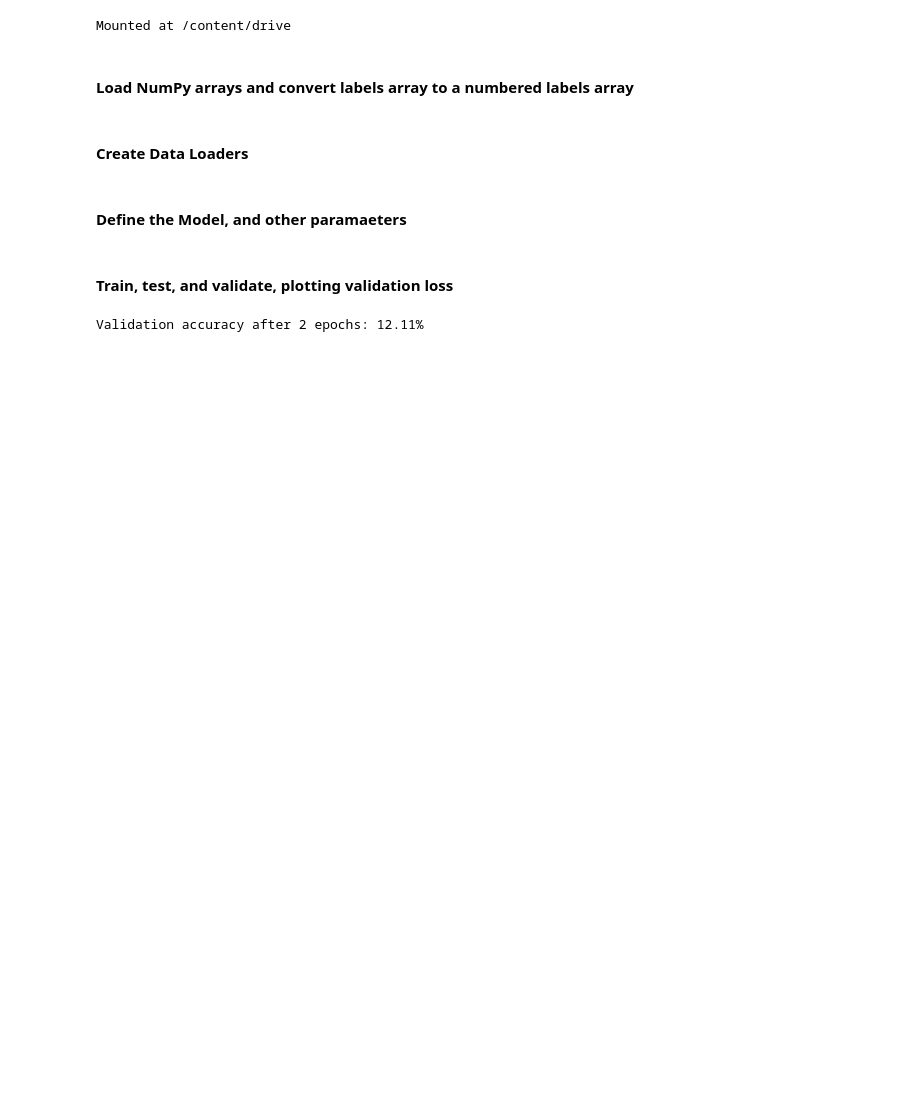
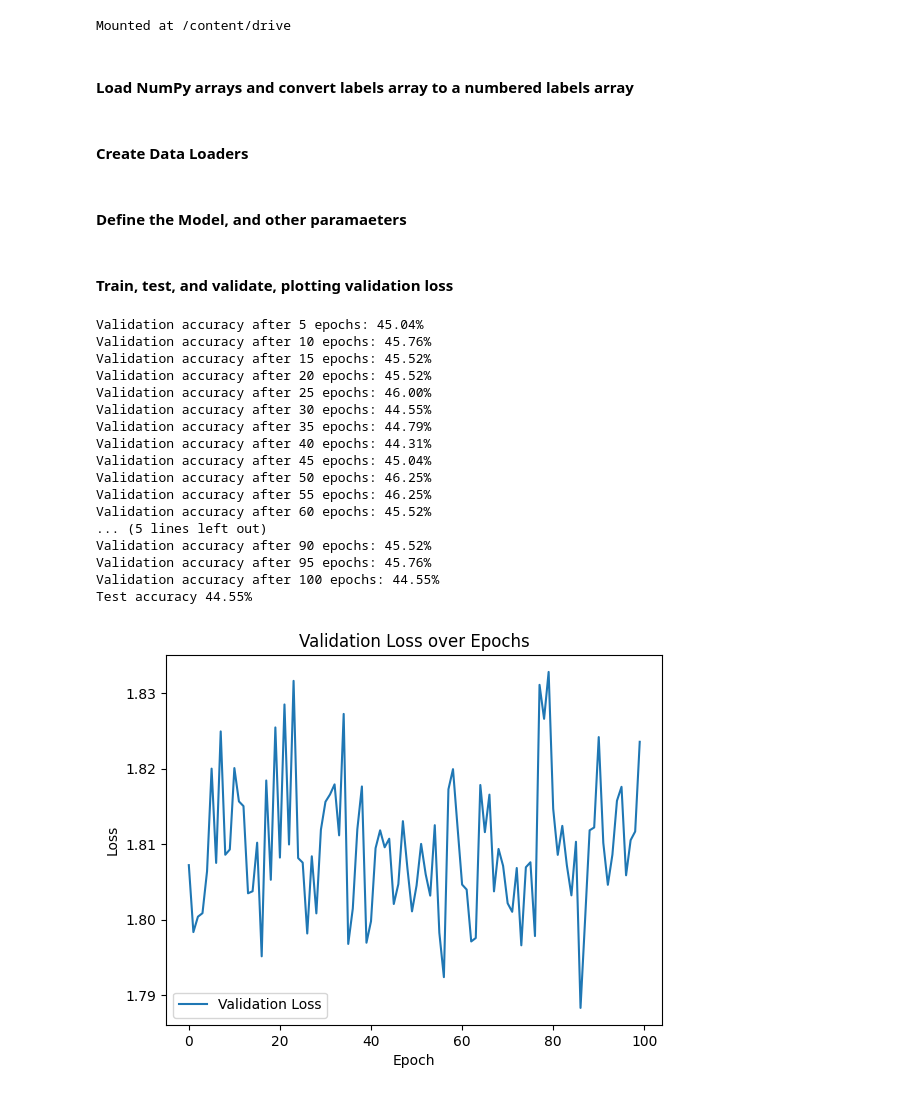
Before and after one commit to adampotton/MDM3-Rep-3, a Jupyter notebook: S2_CNN_model1.ipynb, the cells around one changed output. Saved outputs shown, nothing was run; the diff lists cells and outputs as text; code cells hidden in the pictures; blank space fills up the shorter version.

```diff
--- a/S2_CNN_model1.ipynb
+++ b/S2_CNN_model1.ipynb
@@ -49,7 +49,7 @@ test_labels_tensor = torch.tensor(test_labels, dtype=torch.long)
 val_images_tensor = torch.tensor(val_images, dtype=torch.float32)
 val_labels_tensor = torch.tensor(val_labels, dtype=torch.long)
 
-batch_size = 32
+batch_size = 64
 
 # Create PyTorch datasets and dataloaders
 train_dataset = TensorDataset(train_images_tensor, train_labels_tensor)
@@ -174,7 +138,7 @@ def validation(epoch):
         val_loss /= len(test_loader)
         scheduler.step(val_loss)
 
-        if (epoch + 1) % 2 == 0:
+        if (epoch + 1) % 5 == 0:
             print(f'Validation accuracy after {epoch+1} epochs: {accuracy:.2f}%')
     return val_loss
 
@@ -182,32 +146,49 @@ def test():
     model.eval()
     with torch.no_grad():
         correct = 0
         total = 0
         for images, labels in test_loader:
             images = images.to(device)
             labels = labels.to(device)
 
             logits = model(images.permute(0, 3, 1, 2))
 
             predicted = torch.argmax(logits, dim=1)
             correct += (predicted == labels).sum().item()
             total += labels.size(0)
             accuracy = 100 * correct / total
         print(f'Test accuracy {100 * correct / total:.2f}%')
 
-num_epochs = 10
+num_epochs = 100
 val_losses = []
 for epoch in range(num_epochs):
     train()
     val_loss = validation(epoch)
     val_losses.append(val_loss)
 test()
 
 plt.plot(val_losses, label='Validation Loss')
 plt.xlabel('Epoch')
 plt.ylabel('Loss')
 plt.title('Validation Loss over Epochs')
 plt.legend()
 plt.show()
 # %% [output]
-Validation accuracy after 2 epochs: 12.11%
+Validation accuracy after 5 epochs: 45.04%
+Validation accuracy after 10 epochs: 45.76%
+Validation accuracy after 15 epochs: 45.52%
+Validation accuracy after 20 epochs: 45.52%
+Validation accuracy after 25 epochs: 46.00%
+Validation accuracy after 30 epochs: 44.55%
+Validation accuracy after 35 epochs: 44.79%
+Validation accuracy after 40 epochs: 44.31%
+Validation accuracy after 45 epochs: 45.04%
+Validation accuracy after 50 epochs: 46.25%
+Validation accuracy after 55 epochs: 46.25%
+Validation accuracy after 60 epochs: 45.52%
+... (5 lines left out)
+Validation accuracy after 90 epochs: 45.52%
+Validation accuracy after 95 epochs: 45.76%
+Validation accuracy after 100 epochs: 44.55%
+Test accuracy 44.55%
+[figure, added]
```
Also changed, not shown: parts of 1 cell of this notebook.
